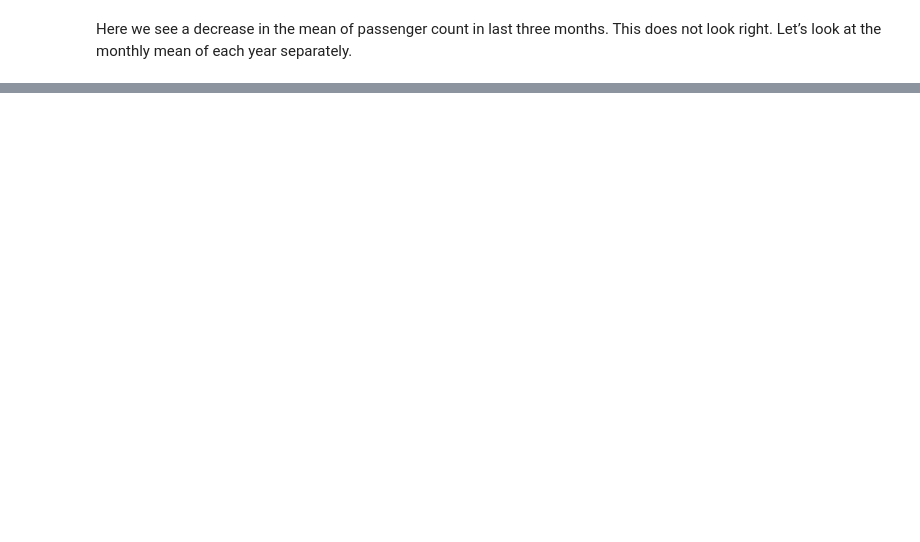
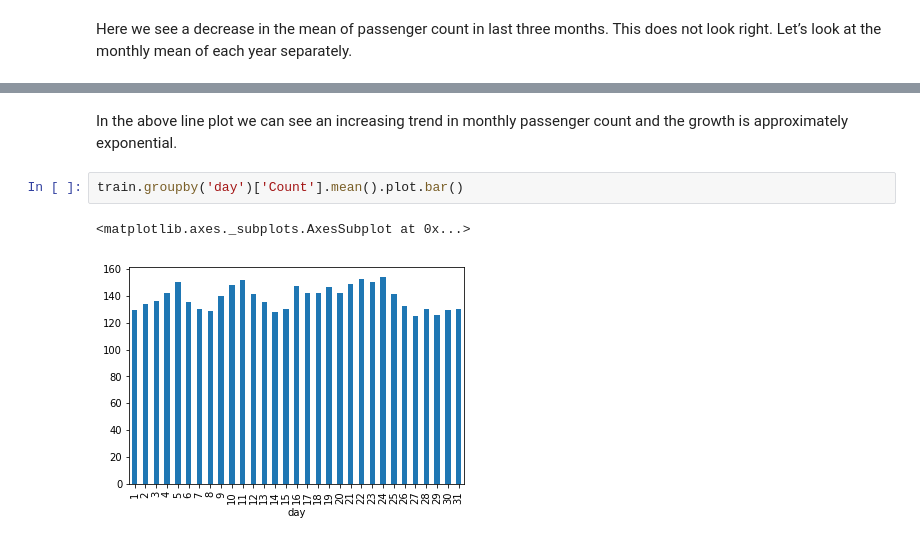
Before and after one commit to gaurav-raii/Jet_Rail_Project, a Jupyter notebook: Jet_rail.ipynb, the cells around one changed output, grey strips where cells are left out. Drawn from its saved outputs; the diff is of its cells as text; blank space fills up the shorter version.

```diff
--- a/Jet_rail.ipynb
+++ b/Jet_rail.ipynb
@@ -126,0 +126,7 @@ temp.plot(figsize=(15,5),title= "Passenger Count(Monthwise)",fontsize=14)
+# %% [markdown]
+In the above line plot we can see an increasing trend in monthly passenger count and the growth is approximately exponential.
+# %%
+train.groupby('day')['Count'].mean().plot.bar()
+# %% [output]
+<matplotlib.axes._subplots.AxesSubplot at 0x...>
+[figure, added]
```
Also changed, not shown: parts of 25 cells of this notebook.
